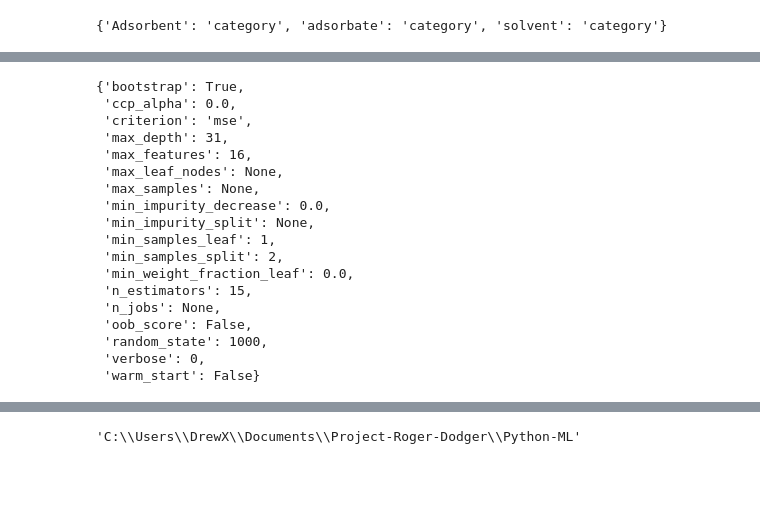
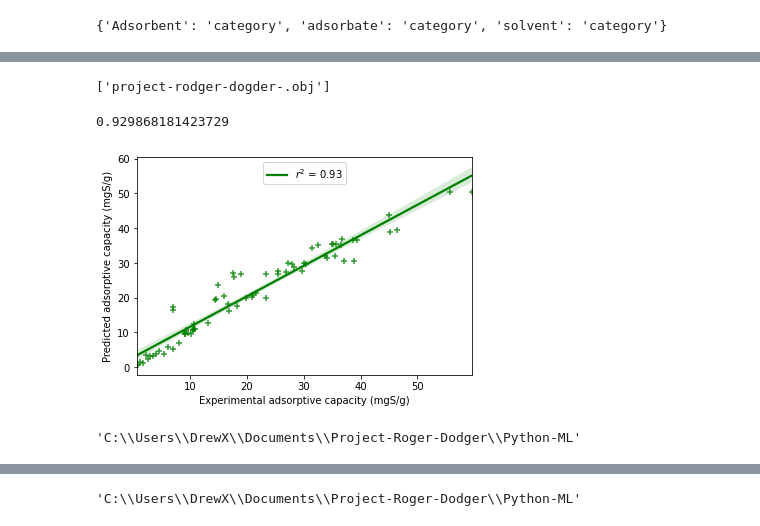
Before and after one commit to PiscatorX/Project-Roger-Dodger, a Jupyter notebook: Python-ML/random_forest.ipynb, the cells around one changed output, grey strips where cells are left out. Cells and saved outputs as stored; diff of their text form; code cells hidden in the pictures; blank space fills up the shorter version.

Commit message:
final model

```diff
--- a/Python-ML/random_forest.ipynb
+++ b/Python-ML/random_forest.ipynb
@@ -238,27 +259,33 @@ RandomForestRegressor(max_depth=31, max_features=16, n_estimators=15,
                       random_state=1000)
-# %%
-regressor.get_params()
-# %% [output]
-{'bootstrap': True,
- 'ccp_alpha': 0.0,
- 'criterion': 'mse',
- 'max_depth': 31,
- 'max_features': 16,
- 'max_leaf_nodes': None,
- 'max_samples': None,
- 'min_impurity_decrease': 0.0,
- 'min_impurity_split': None,
- 'min_samples_leaf': 1,
- 'min_samples_split': 2,
- 'min_weight_fraction_leaf': 0.0,
- 'n_estimators': 15,
- 'n_jobs': None,
- 'oob_score': False,
- 'random_state': 1000,
- 'verbose': 0,
- 'warm_start': False}
+# %%
+joblib.dump(regressor, "project-rodger-dogder-RF_model.obj")
+joblib.dump(regressor, "project-rodger-dogder-.obj")
+# %% [output]
+['project-rodger-dogder-.obj']
 # %%
 y_pred = regressor.predict(X_test)
 # %%
 plot_data = pd.DataFrame.from_dict({'y_pred': y_pred, 'y_test': y_test, 'errors': y_pred - y_test, 'abs_errors': abs(y_pred - y_test)})
 plot_data.to_csv("RF_model_performance.tsv", sep = "\t", index = False)
+# %%
+r2 =  metrics.r2_score(y_test, y_pred)
+print(r2)
+# %% [output]
+0.929868181423729
+# %%
+ax = sns.regplot(y="y_pred",
+                 x="y_test",
+                 color="g",
+                 marker="+",
+                 line_kws={'label':'$r^2$ = {:.2f}'.format(r2)},
+                 data = plot_data)
+
+plt.ylabel('Predicted adsorptive capacity (mgS/g)')
+plt.xlabel('Experimental adsorptive capacity (mgS/g)')
+ax.legend(loc=9)
+plt.savefig('traning_r2.pdf', format='pdf', dpi=1200)
+plt.show()
+os.getcwd()
+# %% [output]
+[figure, added]
+'C:\\Users\\DrewX\\Documents\\Project-Roger-Dodger\\Python-ML'
```
Also changed, not shown: parts of 39 cells of this notebook.
